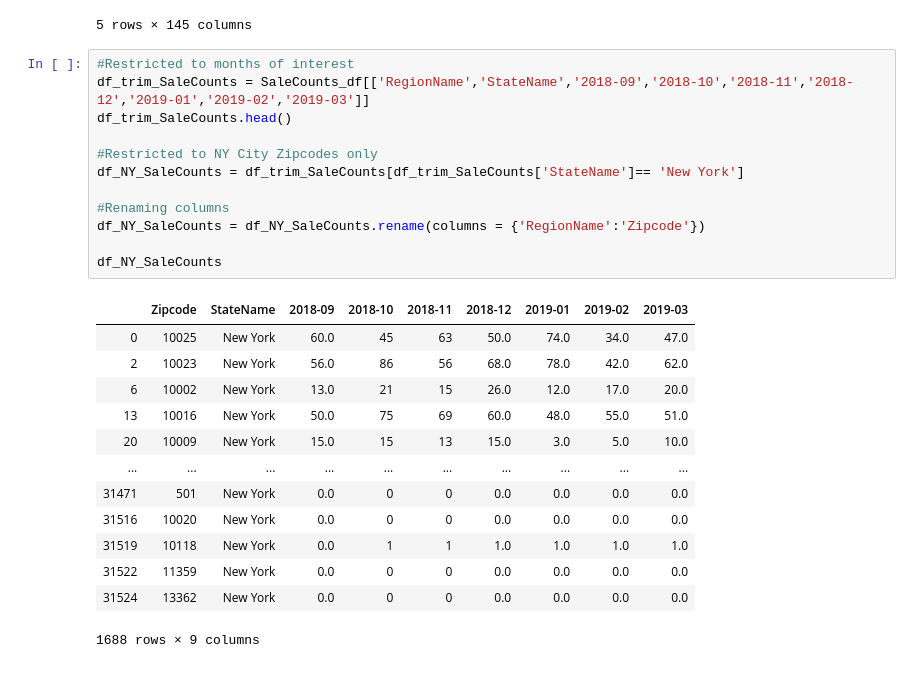
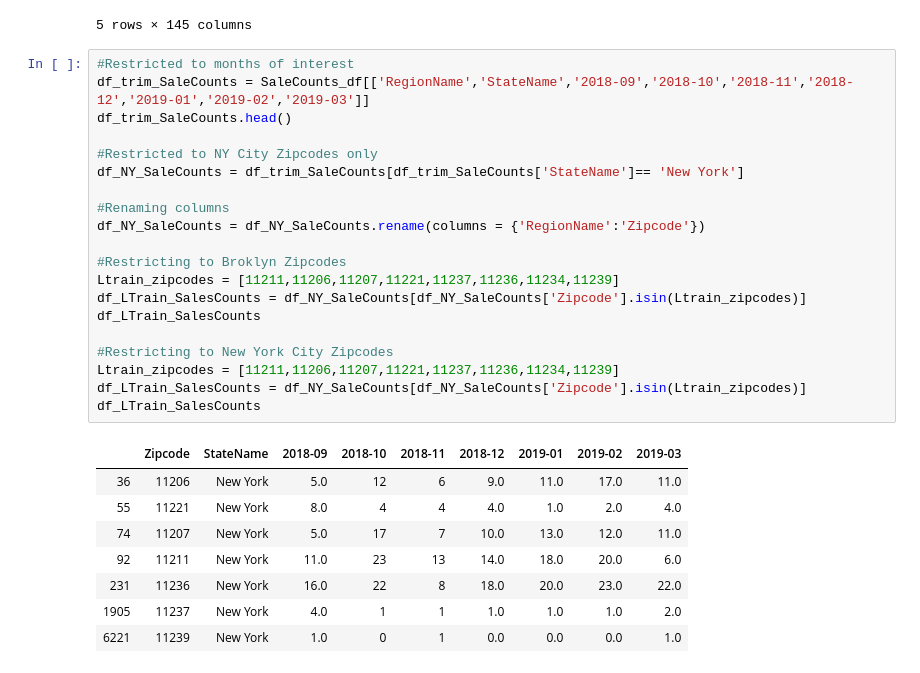
Before and after one commit to nate1mace/TheSuperGroup, a Jupyter notebook: Median Price & Count Dataframes.ipynb, the cells around one changed output. Saved outputs shown, nothing was run; the diff lists cells and outputs as text.

```diff
--- a/Median Price & Count Dataframes.ipynb
+++ b/Median Price & Count Dataframes.ipynb
@@ -93,26 +96,29 @@ SaleCounts_df.head()
 # %%
 #Restricted to months of interest
 df_trim_SaleCounts = SaleCounts_df[['RegionName','StateName','2018-09','2018-10','2018-11','2018-12','2019-01','2019-02','2019-03']]
 df_trim_SaleCounts.head()
 
 #Restricted to NY City Zipcodes only
 df_NY_SaleCounts = df_trim_SaleCounts[df_trim_SaleCounts['StateName']== 'New York']
 
 #Renaming columns
 df_NY_SaleCounts = df_NY_SaleCounts.rename(columns = {'RegionName':'Zipcode'})
 
-df_NY_SaleCounts
+#Restricting to Broklyn Zipcodes
+Ltrain_zipcodes = [11211,11206,11207,11221,11237,11236,11234,11239]
+df_LTrain_SalesCounts = df_NY_SaleCounts[df_NY_SaleCounts['Zipcode'].isin(Ltrain_zipcodes)]
+df_LTrain_SalesCounts
+
+#Restricting to New York City Zipcodes
+Ltrain_zipcodes = [11211,11206,11207,11221,11237,11236,11234,11239]
+df_LTrain_SalesCounts = df_NY_SaleCounts[df_NY_SaleCounts['Zipcode'].isin(Ltrain_zipcodes)]
+df_LTrain_SalesCounts
 # %% [output]
 |  | Zipcode | StateName | 2018-09 | 2018-10 | 2018-11 | 2018-12 | 2019-01 | 2019-02 | 2019-03 |
-| 0 | 10025 | New York | 60.0 | 45 | 63 | 50.0 | 74.0 | 34.0 | 47.0 |
-| 2 | 10023 | New York | 56.0 | 86 | 56 | 68.0 | 78.0 | 42.0 | 62.0 |
-| 6 | 10002 | New York | 13.0 | 21 | 15 | 26.0 | 12.0 | 17.0 | 20.0 |
-| 13 | 10016 | New York | 50.0 | 75 | 69 | 60.0 | 48.0 | 55.0 | 51.0 |
-| 20 | 10009 | New York | 15.0 | 15 | 13 | 15.0 | 3.0 | 5.0 | 10.0 |
-| ... | ... | ... | ... | ... | ... | ... | ... | ... | ... |
-| 31471 | 501 | New York | 0.0 | 0 | 0 | 0.0 | 0.0 | 0.0 | 0.0 |
-| 31516 | 10020 | New York | 0.0 | 0 | 0 | 0.0 | 0.0 | 0.0 | 0.0 |
-| 31519 | 10118 | New York | 0.0 | 1 | 1 | 1.0 | 1.0 | 1.0 | 1.0 |
-| 31522 | 11359 | New York | 0.0 | 0 | 0 | 0.0 | 0.0 | 0.0 | 0.0 |
-| 31524 | 13362 | New York | 0.0 | 0 | 0 | 0.0 | 0.0 | 0.0 | 0.0 |
+| 36 | 11206 | New York | 5.0 | 12 | 6 | 9.0 | 11.0 | 17.0 | 11.0 |
+| 55 | 11221 | New York | 8.0 | 4 | 4 | 4.0 | 1.0 | 2.0 | 4.0 |
+| 74 | 11207 | New York | 5.0 | 17 | 7 | 10.0 | 13.0 | 12.0 | 11.0 |
+| 92 | 11211 | New York | 11.0 | 23 | 13 | 14.0 | 18.0 | 20.0 | 6.0 |
+| 231 | 11236 | New York | 16.0 | 22 | 8 | 18.0 | 20.0 | 23.0 | 22.0 |
+| 1905 | 11237 | New York | 4.0 | 1 | 1 | 1.0 | 1.0 | 1.0 | 2.0 |
+| 6221 | 11239 | New York | 1.0 | 0 | 1 | 0.0 | 0.0 | 0.0 | 1.0 |
-1688 rows × 9 columns
```
Also changed, not shown: parts of 5 cells of this notebook, 1 other file.
